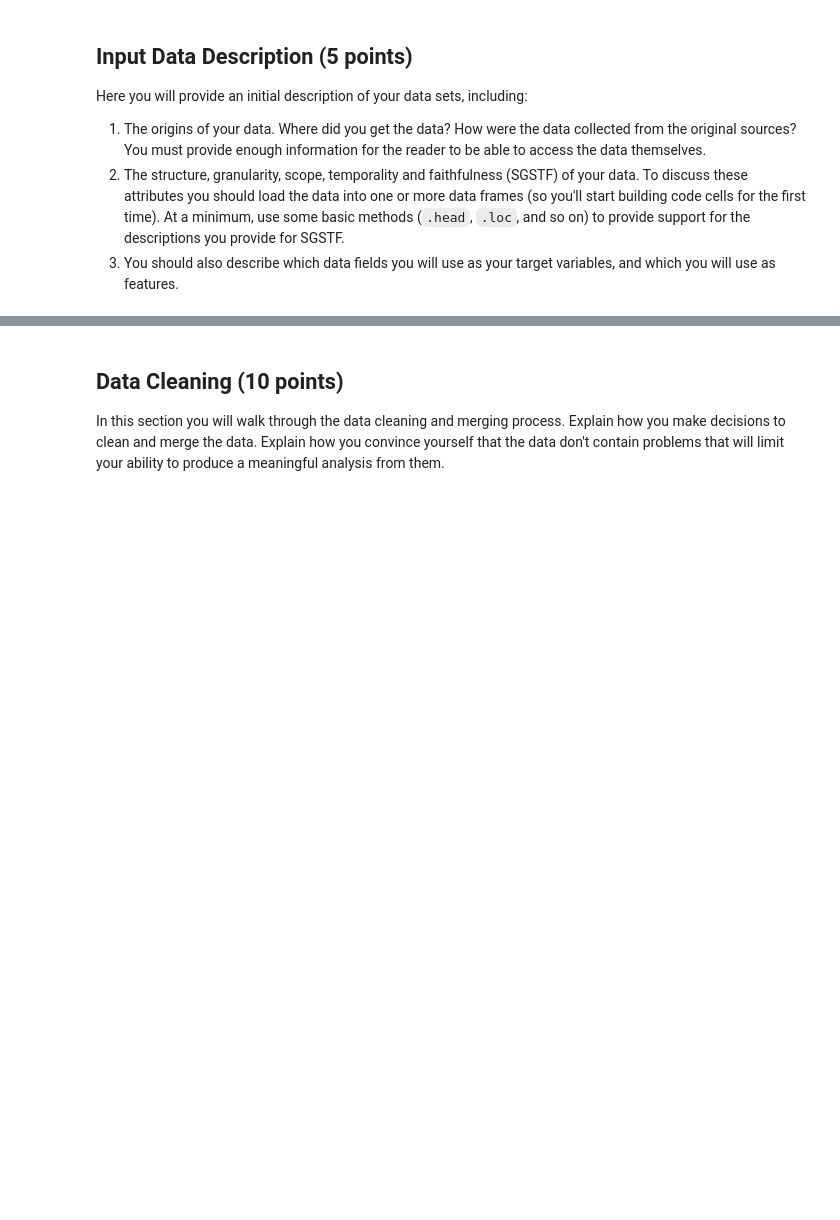
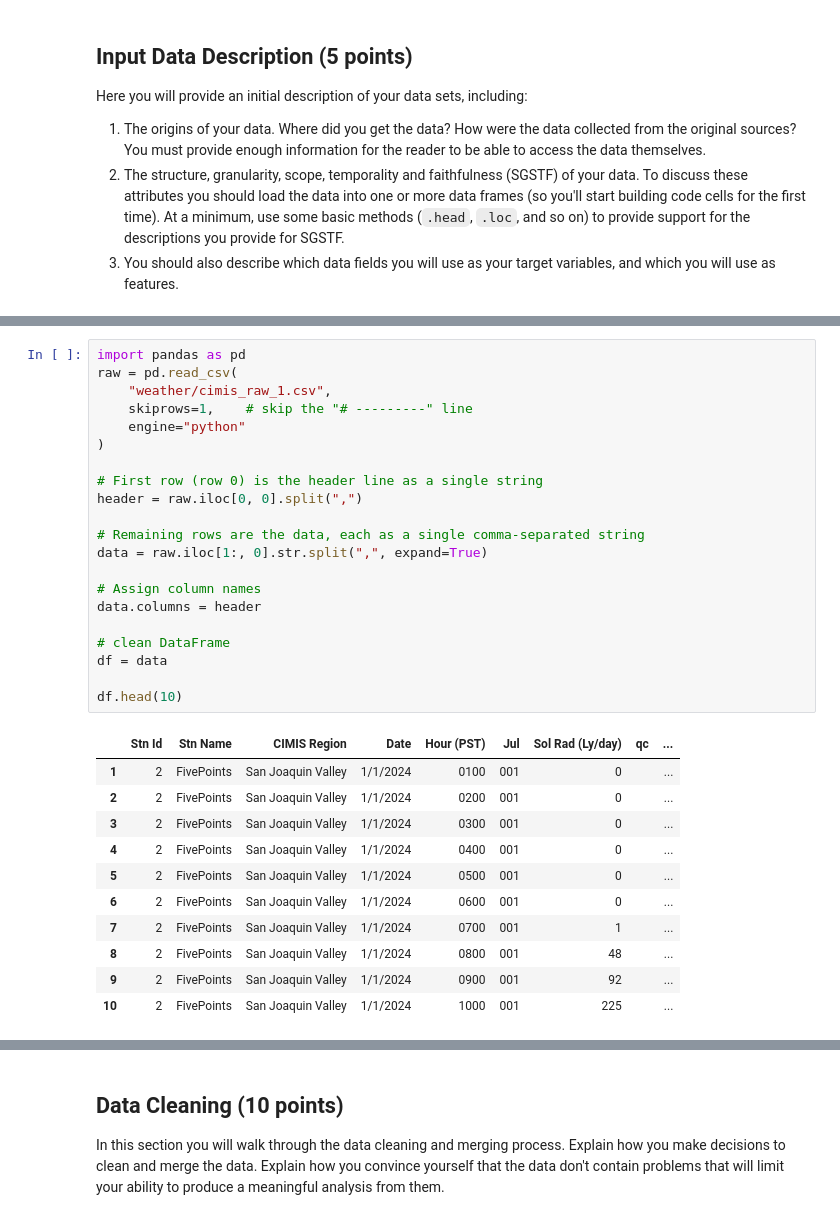
Before and after one commit to Brookeeichen/Predicted-Feeder-Congestion, a Jupyter notebook: FinalProjectTemplate_2025.ipynb, the cells around one changed output, grey strips where cells are left out. Drawn from its saved outputs; the diff is of its cells as text; blank space fills up the shorter version.

```diff
--- a/FinalProjectTemplate_2025.ipynb
+++ b/FinalProjectTemplate_2025.ipynb
@@ -92,0 +103,33 @@ Here you will provide an initial description of your data sets, including:
+# %%
+import pandas as pd
+raw = pd.read_csv(
+    "weather/cimis_raw_1.csv",
+    skiprows=1,    # skip the "# ---------" line
+    engine="python"
+)
+
+# First row (row 0) is the header line as a single string
+header = raw.iloc[0, 0].split(",")
+
+# Remaining rows are the data, each as a single comma-separated string
+data = raw.iloc[1:, 0].str.split(",", expand=True)
+
+# Assign column names
+data.columns = header
+
+# clean DataFrame
+df = data
+
+df.head(10)
+# %% [output]
+|  | Stn Id | Stn Name | CIMIS Region | Date | Hour (PST) | Jul | Sol Rad (Ly/day) | qc | ... |
+| 1 | 2 | FivePoints | San Joaquin Valley | 1/1/2024 | 0100 | 001 | 0 |  | ... |
+| 2 | 2 | FivePoints | San Joaquin Valley | 1/1/2024 | 0200 | 001 | 0 |  | ... |
+| 3 | 2 | FivePoints | San Joaquin Valley | 1/1/2024 | 0300 | 001 | 0 |  | ... |
+| 4 | 2 | FivePoints | San Joaquin Valley | 1/1/2024 | 0400 | 001 | 0 |  | ... |
+| 5 | 2 | FivePoints | San Joaquin Valley | 1/1/2024 | 0500 | 001 | 0 |  | ... |
+| 6 | 2 | FivePoints | San Joaquin Valley | 1/1/2024 | 0600 | 001 | 0 |  | ... |
+| 7 | 2 | FivePoints | San Joaquin Valley | 1/1/2024 | 0700 | 001 | 1 |  | ... |
+| 8 | 2 | FivePoints | San Joaquin Valley | 1/1/2024 | 0800 | 001 | 48 |  | ... |
+| 9 | 2 | FivePoints | San Joaquin Valley | 1/1/2024 | 0900 | 001 | 92 |  | ... |
+| 10 | 2 | FivePoints | San Joaquin Valley | 1/1/2024 | 1000 | 001 | 225 |  | ... |
```
Also changed, not shown: parts of 5 cells of this notebook.
